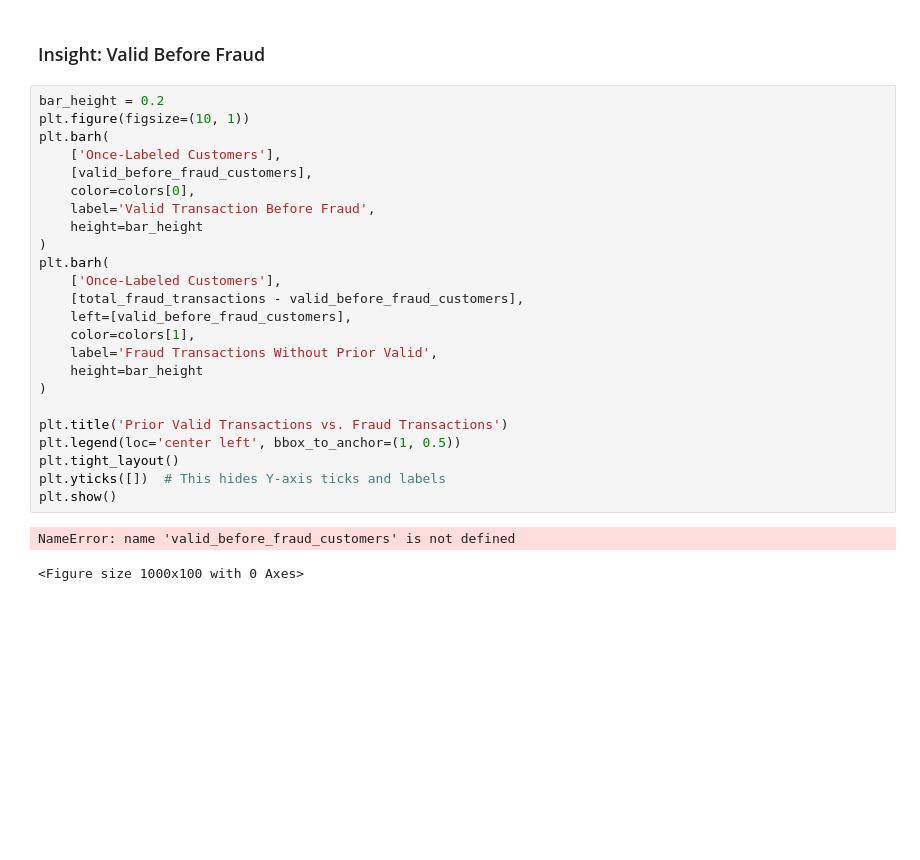
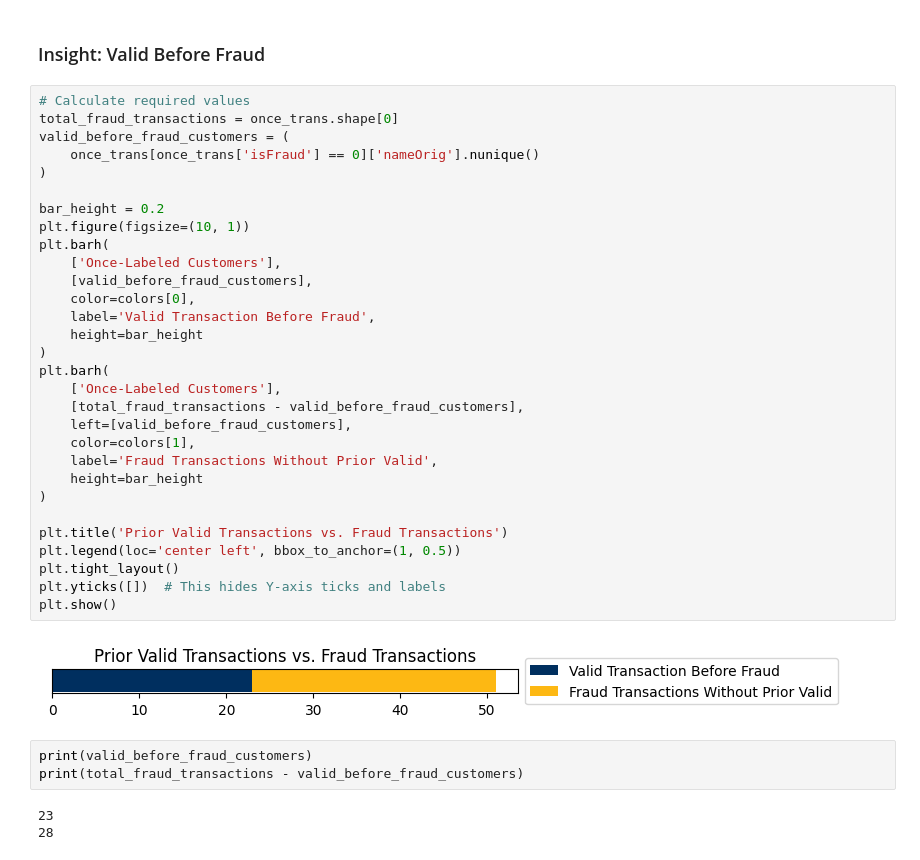
Before and after one commit to nguyentunhu/Financial-Fraud-Patterns-EDA, a Jupyter notebook: main.ipynb, the cells around one changed output. Saved outputs shown, nothing was run; the diff lists cells and outputs as text; blank space fills up the shorter version.

```diff
--- a/main.ipynb
+++ b/main.ipynb
@@ -293,32 +293,43 @@ once_trans = once_trans.sort_values(['nameOrig', 'step'])
 # %% [markdown]
 ### Insight: Valid Before Fraud
 # %%
+# Calculate required values
+total_fraud_transactions = once_trans.shape[0]
+valid_before_fraud_customers = (
+    once_trans[once_trans['isFraud'] == 0]['nameOrig'].nunique()
+)
+
 bar_height = 0.2
 plt.figure(figsize=(10, 1))
 plt.barh(
     ['Once-Labeled Customers'],
     [valid_before_fraud_customers],
     color=colors[0],
     label='Valid Transaction Before Fraud',
     height=bar_height
 )
 plt.barh(
     ['Once-Labeled Customers'],
     [total_fraud_transactions - valid_before_fraud_customers],
     left=[valid_before_fraud_customers],
     color=colors[1],
     label='Fraud Transactions Without Prior Valid',
     height=bar_height
 )
 
 plt.title('Prior Valid Transactions vs. Fraud Transactions')
 plt.legend(loc='center left', bbox_to_anchor=(1, 0.5))
 plt.tight_layout()
 plt.yticks([])  # This hides Y-axis ticks and labels
 plt.show()
 # %% [output]
-NameError: name 'valid_before_fraud_customers' is not defined
-<Figure size 1000x100 with 0 Axes>
+[figure, added]
+# %%
+print(valid_before_fraud_customers)
+print(total_fraud_transactions - valid_before_fraud_customers)
+# %% [output]
+23
+28
 # %%
 valid_trans = once_trans[once_trans['isFraud'] == 0]
 fraud_trans = once_trans[once_trans['isFraud'] == 1]
```
Also changed, not shown: parts of 1 cell of this notebook.
